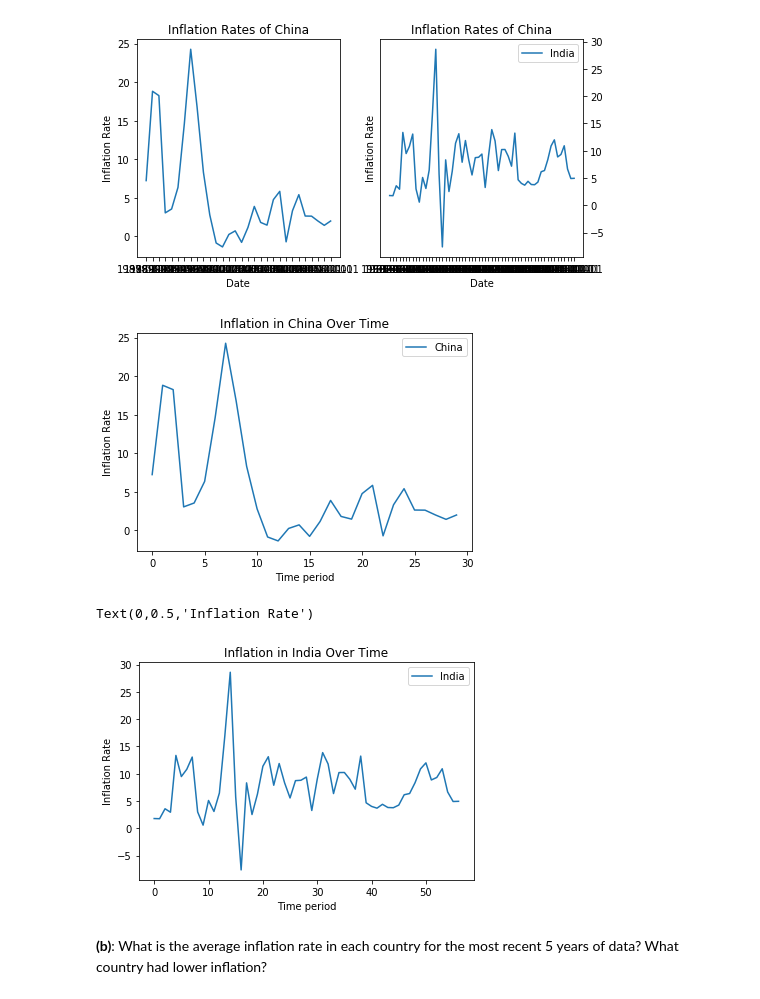
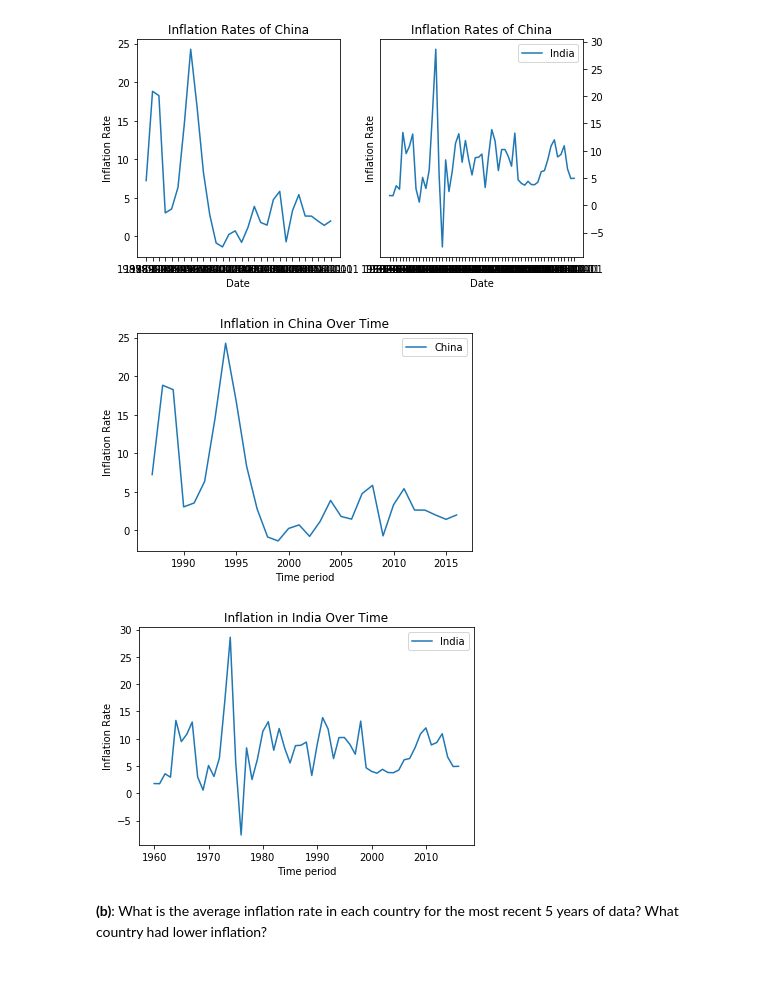
Before and after one commit to dylanjm/econ_381_development, a Jupyter notebook: solution_versions/chapter_08_solutions.ipynb, the cells around one changed output. Drawn from its saved outputs; the diff is of its cells as text; code cells hidden in the pictures.

Commit message:
Fixing graph solution for chapter 8

```diff
--- a/solution_versions/chapter_08_solutions.ipynb
+++ b/solution_versions/chapter_08_solutions.ipynb
@@ -46,20 +46,27 @@ plt.legend() # Legends are all messed up
 plt.show()
 # %% [output]
 [figure]
-# %%
-china_inf.plot()
-plt.xlabel('Time period')
-plt.title('Inflation in China Over Time')
-plt.ylabel('Inflation Rate')
-plt.show()
-india_inf.plot()
-plt.xlabel('Time period')
-plt.title('Inflation in India Over Time')
-plt.ylabel('Inflation Rate')
-# %% [output]
-[figure, removed]
-Text(0,0.5,'Inflation Rate')
-[figure, removed]
+# %%
+
+china_inf['Date'] = pd.to_datetime(china_inf['Date'])       # Convert the date column into a datetime object
+china_inf['Year'] = china_inf['Date'].dt.year               # This will extract the year from the datetime object and store the year in a new column
+china_inf.plot(x = 'Year', y = 'China', kind = 'line')      # Make a plot
+plt.xlabel('Time period')
+plt.title('Inflation in China Over Time')
+plt.ylabel('Inflation Rate')
+plt.show()
+
+
+india_inf['Date'] = pd.to_datetime(india_inf['Date'])       # Convert the date column into a datetime object
+india_inf['Year'] = india_inf['Date'].dt.year               # This will extract the year from the datetime object and store the year in a new column
+india_inf.plot(x = 'Year', y = 'India', kind = 'line')      # Make a plot
+plt.xlabel('Time period')
+plt.title('Inflation in India Over Time')
+plt.ylabel('Inflation Rate')
+plt.show()
+# %% [output]
+[figure, added]
+[figure, added]
 # %% [markdown]
 __(b)__: What is the average inflation rate in each country for the most recent 5 years of data? What country had lower inflation?
 # %%
```
Also changed, not shown: parts of 2 cells of this notebook.
